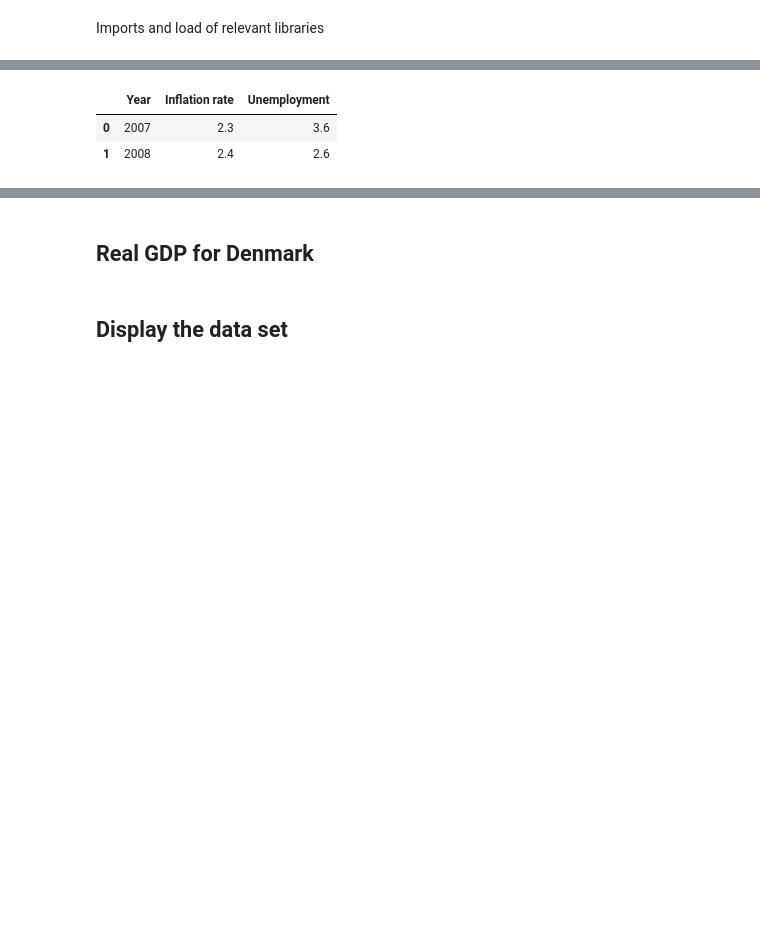
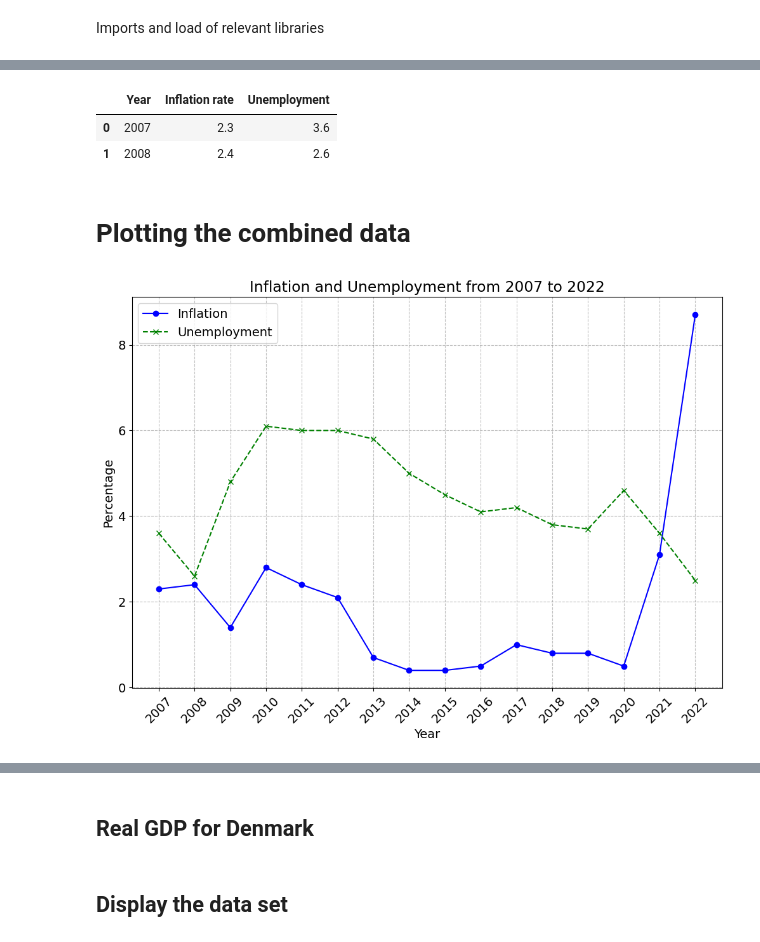
Before and after one commit to NumEconCopenhagen/projects-2024-sulaiman-phil-og-rabiah, a Jupyter notebook: dataproject/dataproject.ipynb, the cells around one changed output, grey strips where cells are left out. Cells and saved outputs as stored; diff of their text form; code cells hidden in the pictures; blank space fills up the shorter version.

```diff
--- a/dataproject/dataproject.ipynb
+++ b/dataproject/dataproject.ipynb
@@ -57,24 +101,0 @@ PRIS111 = PRIS111_api.get_data(params)
-# %%
-# Renaming columns of the DataFrame PRIS111.
-PRIS111.rename(columns=columns_dict,inplace=True)
-
-# Looping over the var dictionary.
-for key,value in var_dict.items():
-    PRIS111.variable.replace(key,value,inplace=True)
-
-# Looping over the unit dictionary.
-for key,value in unit_dict.items():
-    PRIS111.unit.replace(key,value,inplace=True)
-# %%
-# Only keep rows where the variable is in `[Y]`. Afterwards convert the `value` column to a float.
-
-# Ensuring 'year' is a string before applying string methods
-PRIS111['Year'] = PRIS111['Year'].astype(str)
-
-# Filter based on 'variable' values
-var_vals = var_dict.values()
-I_var = PRIS111['variable'].isin(var_vals)
-PRIS111 = PRIS111[I_var]
-
-# Grouping variables
-# PRIS111.groupby(['variable','unit']).describe()
@@ -81 +106,5 @@ PRIS111 = PRIS111[I_var]
+# %%
+merged = pd.merge(PRIS111, unemp, how='left', on='Year')
+merged.sort_values(by='Year', inplace=True)
+Combined_data = merged[['Year', 'Inflation rate', 'Unemployment']]
 # %% [markdown]
@@ -142,6 +112,23 @@ Combined_data = merged[['Year', 'Inflation rate', 'Unemployment']]
-# %%
-Combined_data.head(2)
-# %% [output]
-|  | Year | Inflation rate | Unemployment |
-| 0 | 2007 | 2.3 | 3.6 |
-| 1 | 2008 | 2.4 | 2.6 |
+# %%
+# Displaying the first few rows of the DataFrame
+Combined_data.head(2)
+# %% [output]
+|  | Year | Inflation rate | Unemployment |
+| 0 | 2007 | 2.3 | 3.6 |
+| 1 | 2008 | 2.4 | 2.6 |
+# %% [markdown]
+# Plotting the combined data
+# %%
+# Plotting the merged data
+plt.figure(figsize=(12, 8))
+plt.plot(Combined_data['Year'], Combined_data['Inflation rate'], marker='o', linestyle='-', color='blue', label='Inflation')
+plt.plot(Combined_data['Year'], Combined_data['Unemployment'], marker='x', linestyle='--', color='green', label='Unemployment')
+plt.title('Inflation and Unemployment from 2007 to 2022')
+plt.xlabel('Year')
+plt.ylabel('Percentage')
+plt.xticks(Combined_data['Year'].unique(), rotation=45)
+plt.legend()
+plt.grid(True)
+plt.show()
+# %% [output]
+[figure, added]
```
Also changed, not shown: parts of 26 cells of this notebook.
